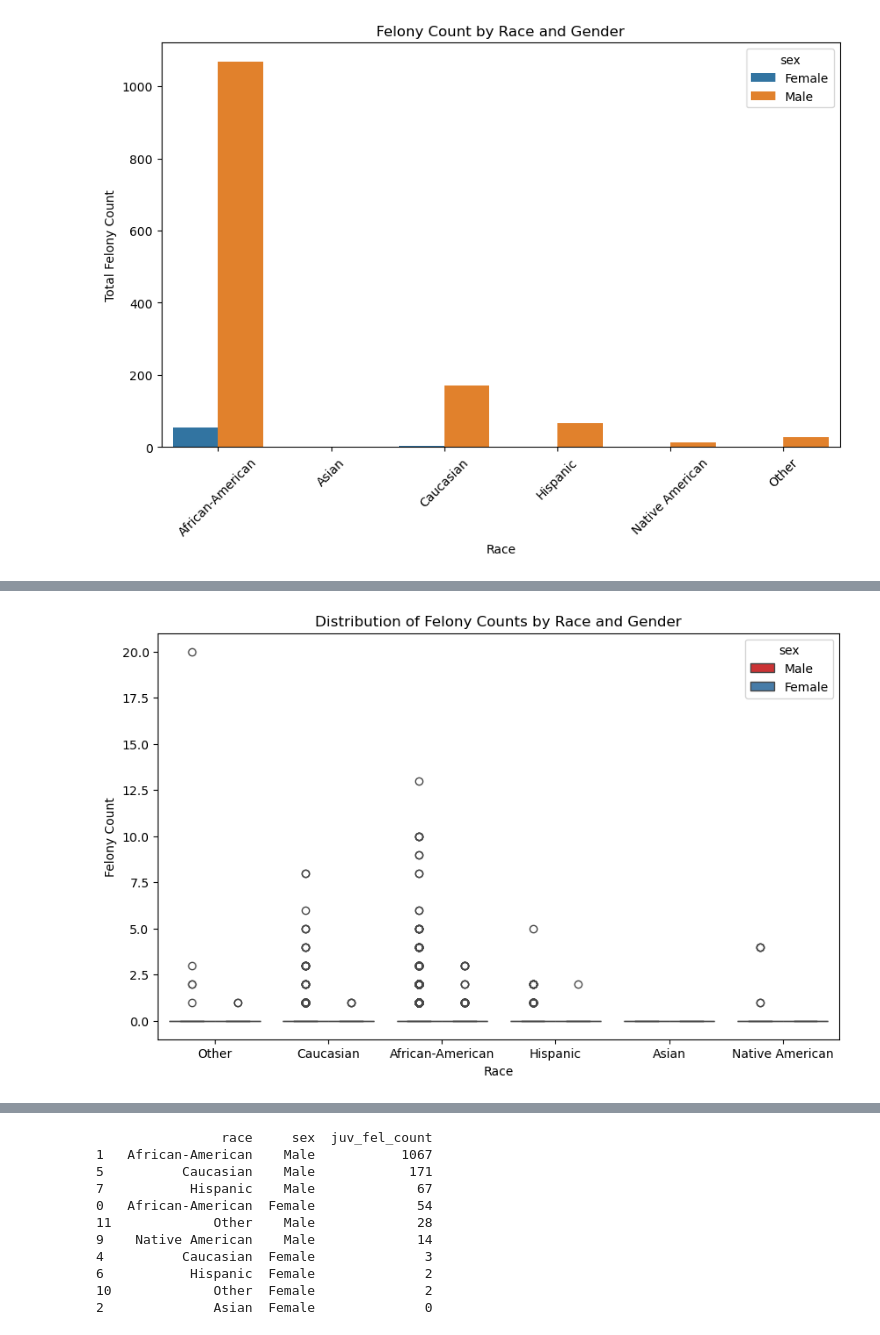
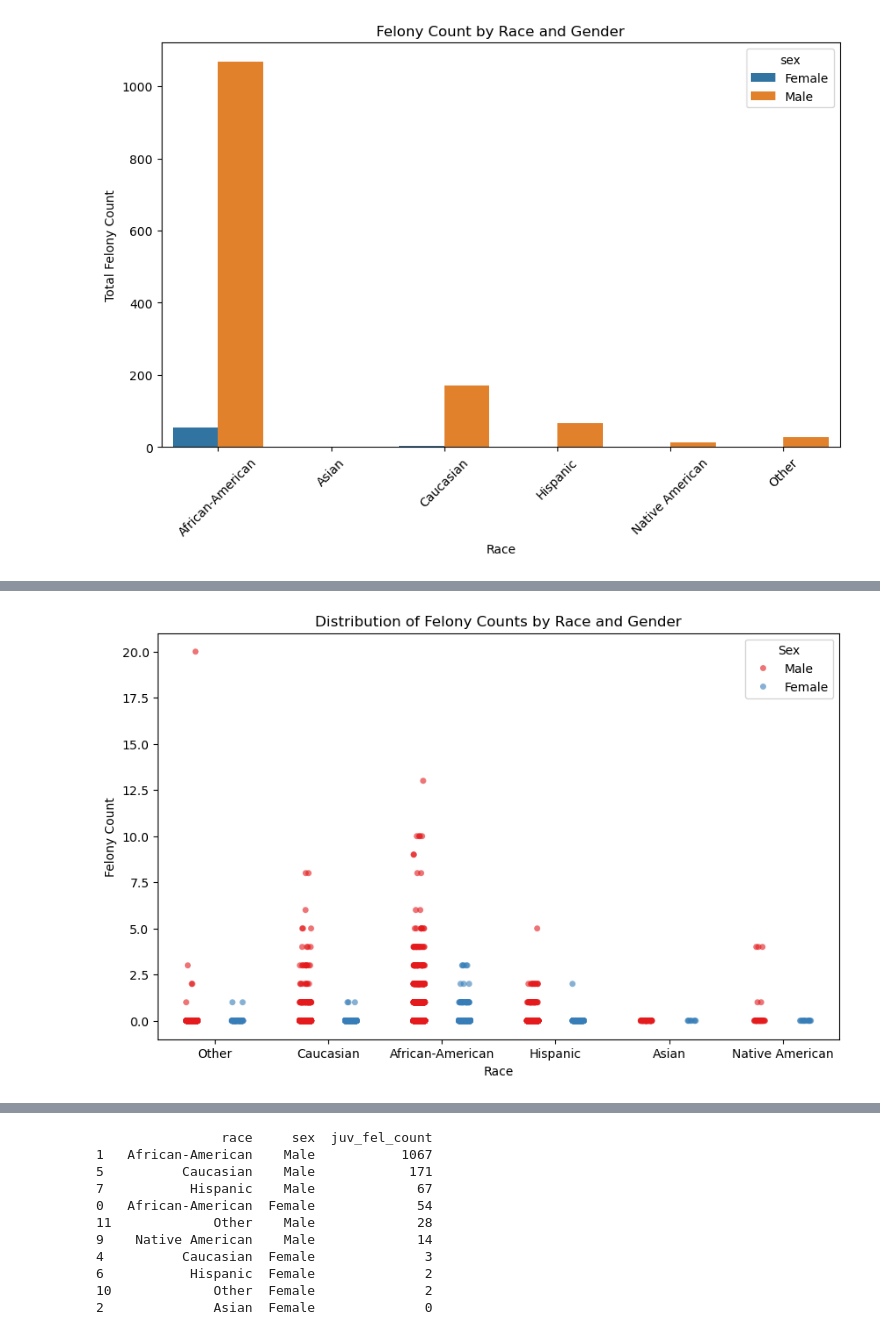
Before and after one commit to chance-roberts/DATA6550-Bias, a Jupyter notebook: Code/Brown/DATA 6550 Project (Group 6).ipynb, the cells around one changed output, grey strips where cells are left out. Saved outputs shown, nothing was run; the diff lists cells and outputs as text; code cells hidden in the pictures.

```diff
--- a/Code/Brown/DATA 6550 Project (Group 6).ipynb
+++ b/Code/Brown/DATA 6550 Project (Group 6).ipynb
@@ -176,14 +210,23 @@ plt.show()
 # %%
 ## ViolentParsedFilt Data
 
 plt.figure(figsize=(10, 6))
-sns.boxplot(x='race', y='juv_fel_count', hue='sex', data=ViolentParsedFilt, palette='Set1')  # You can use a different palette if you prefer
+
+sns.stripplot(x='race', y='juv_fel_count', hue='sex', data=ViolentParsedFilt, palette='Set1', dodge=True, jitter=True, alpha=0.6)
+
 plt.title('Distribution of Felony Counts by Race and Gender')
 plt.xlabel('Race')
 plt.ylabel('Felony Count')
+plt.legend(title='Sex')
+
 plt.show()
 
+### boxplot for felony counts by race and gender
 
-### boxplot for felony counts by race and gender
+#### Males (red) generally have higher felony counts across all racial groups compared to females (blue).
+#### African-American males show the highest felony counts, with multiple instances exceeding 5+ felonies.
+#### Caucasian males also have relatively high felony counts, though lower than African-American males.
+#### Hispanic, Native American, and Other racial groups show moderate felony counts, with a clear male dominance in felony numbers.
+#### Asian individuals (both male and female) have the lowest felony counts overall.
 # %% [output]
-[figure, old version]
+[figure, new version]
```
Also changed, not shown: parts of 6 cells of this notebook.
